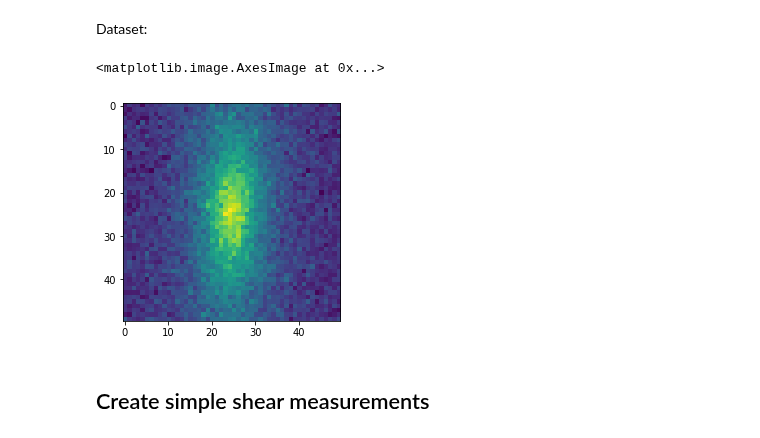
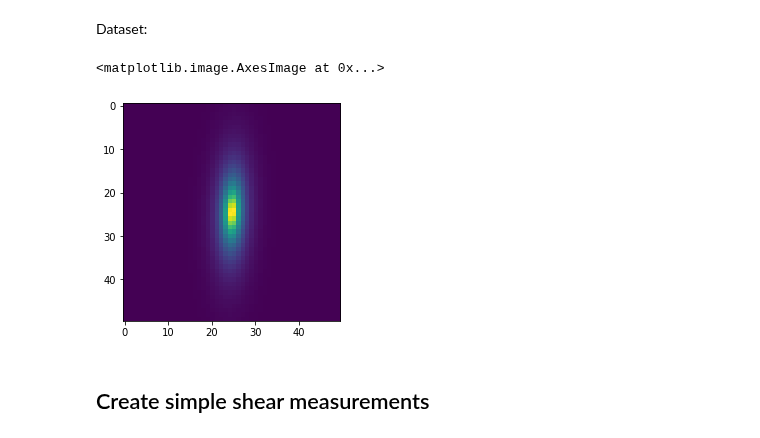
Before and after one commit to CosmoStat/autometacal, a Jupyter notebook: notebooks/metacal_proof_of_concept-Fourier-dataset.ipynb, the cells around one changed output. Saved outputs shown, nothing was run; the diff lists cells and outputs as text; code cells hidden in the pictures.

```diff
--- a/notebooks/metacal_proof_of_concept-Fourier-dataset.ipynb
+++ b/notebooks/metacal_proof_of_concept-Fourier-dataset.ipynb
@@ -92,10 +93,10 @@ imshow(image_shear, origin='lower')
 # %% [markdown]
 Dataset:
 # %%
-imshow(example['gal_image'])
+imshow(example['gal_model'])
 # %% [output]
 <matplotlib.image.AxesImage at 0x...>
-[figure, old version]
+[figure, new version]
 # %% [markdown]
 ## Create simple shear measurements
 # %%
```
Also changed, not shown: parts of 30 cells of this notebook, 4 other files.
